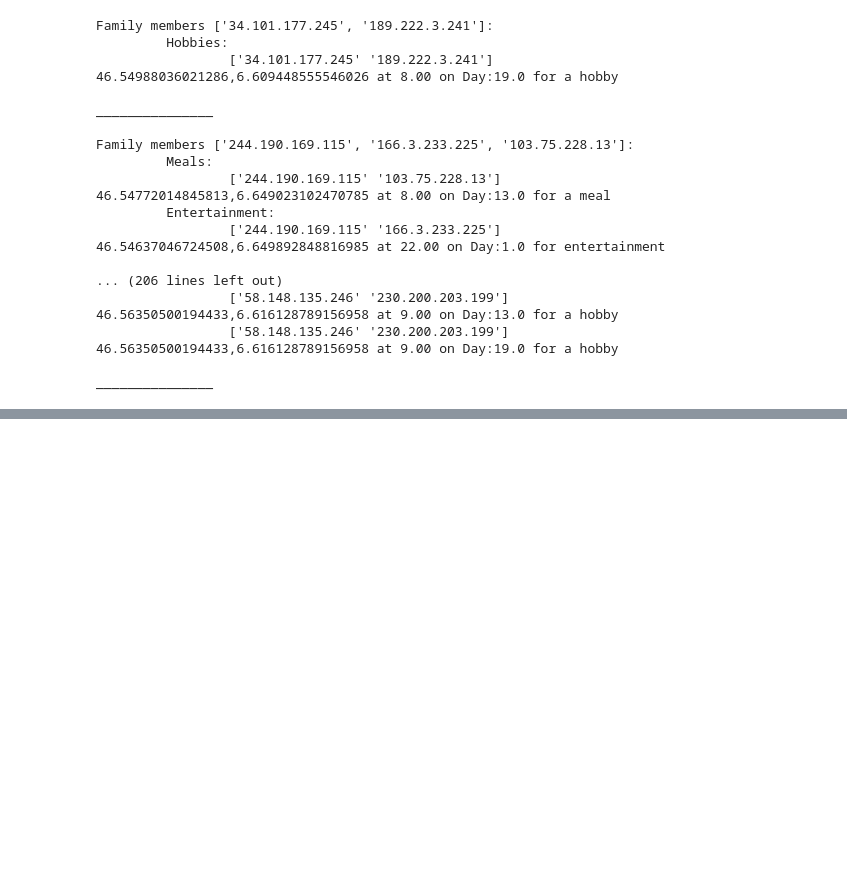
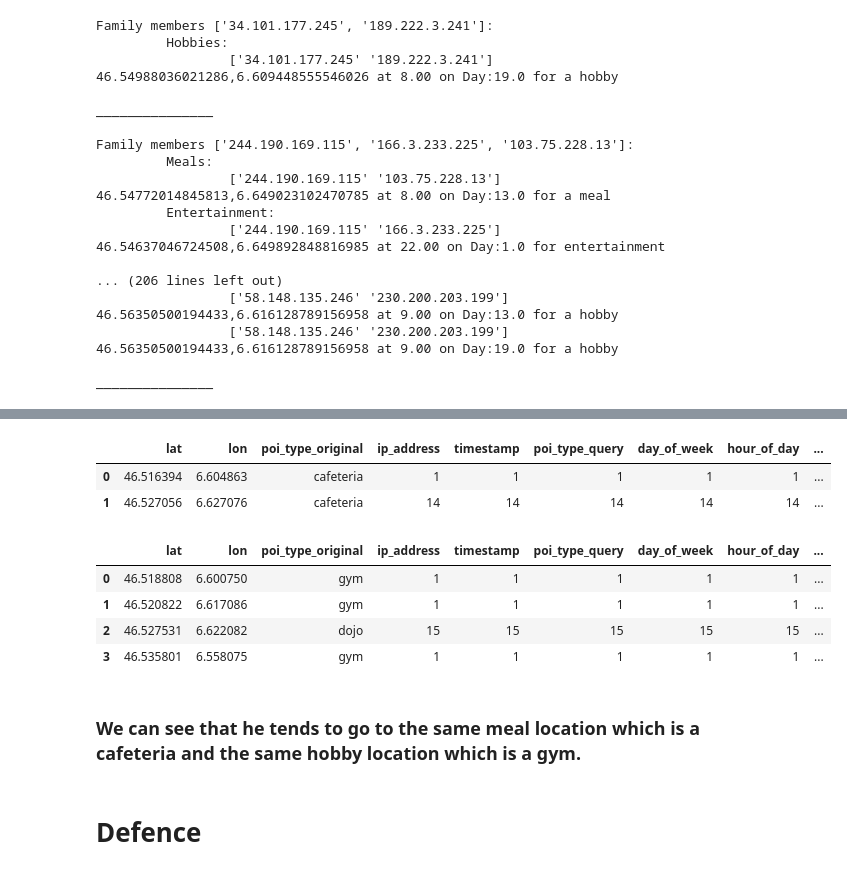
Before and after one commit to aybarsyazici/EPFL-CS523-Project-1, a Jupyter notebook: secretstroll/privacy_evaluation/privacy-evaluation.ipynb, the cells around one changed output, grey strips where cells are left out. Saved outputs shown, nothing was run; the diff lists cells and outputs as text; code cells hidden in the pictures; blank space fills up the shorter version.

```diff
--- a/secretstroll/privacy_evaluation/privacy-evaluation.ipynb
+++ b/secretstroll/privacy_evaluation/privacy-evaluation.ipynb
@@ -759,0 +808,18 @@ _______________
+# %%
+user_infos['113.167.82.177']['meal'].groupby(['lat','lon', 'poi_type_original']).count().reset_index()
+# %% [output]
+|  | lat | lon | poi_type_original | ip_address | timestamp | poi_type_query | day_of_week | hour_of_day | ... |
+| 0 | 46.516394 | 6.604863 | cafeteria | 1 | 1 | 1 | 1 | 1 | ... |
+| 1 | 46.527056 | 6.627076 | cafeteria | 14 | 14 | 14 | 14 | 14 | ... |
+# %%
+user_infos['113.167.82.177']['hobby'].groupby(['lat','lon', 'poi_type_original']).count().reset_index()
+# %% [output]
+|  | lat | lon | poi_type_original | ip_address | timestamp | poi_type_query | day_of_week | hour_of_day | ... |
+| 0 | 46.518808 | 6.600750 | gym | 1 | 1 | 1 | 1 | 1 | ... |
+| 1 | 46.520822 | 6.617086 | gym | 1 | 1 | 1 | 1 | 1 | ... |
+| 2 | 46.527531 | 6.622082 | dojo | 15 | 15 | 15 | 15 | 15 | ... |
+| 3 | 46.535801 | 6.558075 | gym | 1 | 1 | 1 | 1 | 1 | ... |
+# %% [markdown]
+### We can see that he tends to go to the same meal location which is a cafeteria and the same hobby location which is a gym.
+# %% [markdown]
+# Defence
```
Also changed, not shown: parts of 17 cells of this notebook, 7 other files.
